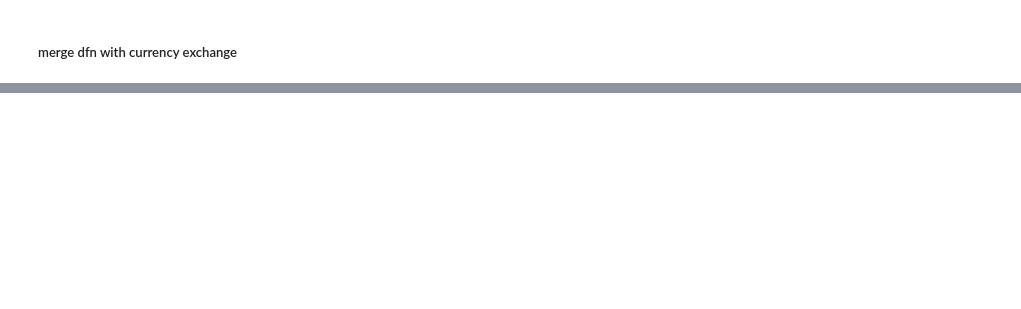
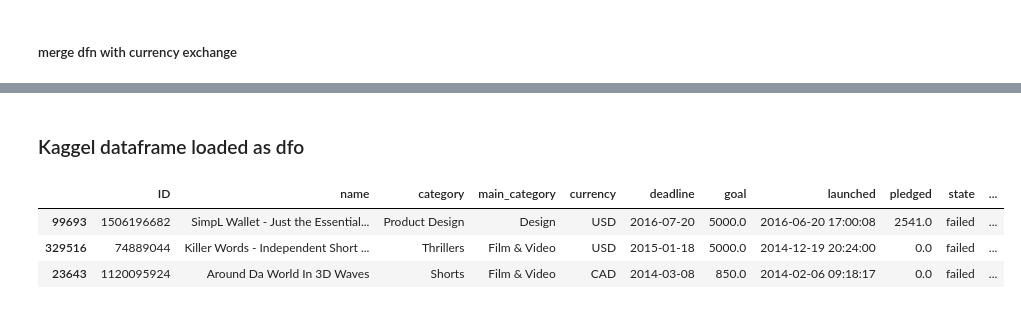
Before and after one commit to JudyChungJ/kicktraq_web_scrape, a Jupyter notebook: kicktraq.ipynb, the cells around one changed output, grey strips where cells are left out. Drawn from its saved outputs; the diff is of its cells as text; code cells hidden in the pictures; blank space fills up the shorter version.

```diff
--- a/kicktraq.ipynb
+++ b/kicktraq.ipynb
@@ -371,0 +258,10 @@ KeyError: 'successful'
+# %% [markdown]
+### Kaggel dataframe loaded as dfo
+# %%
+dfo = pd.read_csv('/Users/judy/Desktop/WebScp/GitWebScp/data/Web_Scraping_Proj/ks-projects-201801.csv')
+dfo.sample(3)
+# %% [output]
+|  | ID | name | category | main_category | currency | deadline | goal | launched | pledged | state | ... |
+| 99693 | 1506196682 | SimpL Wallet - Just the Essential... | Product Design | Design | USD | 2016-07-20 | 5000.0 | 2016-06-20 17:00:08 | 2541.0 | failed | ... |
+| 329516 | 74889044 | Killer Words - Independent Short ... | Thrillers | Film & Video | USD | 2015-01-18 | 5000.0 | 2014-12-19 20:24:00 | 0.0 | failed | ... |
+| 23643 | 1120095924 | Around Da World In 3D Waves | Shorts | Film & Video | CAD | 2014-03-08 | 850.0 | 2014-02-06 09:18:17 | 0.0 | failed | ... |
```
Also changed, not shown: parts of 66 cells of this notebook, 2 other files.
